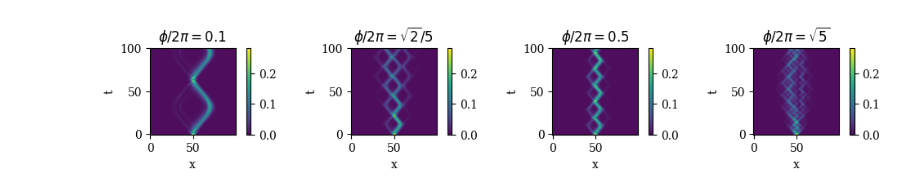
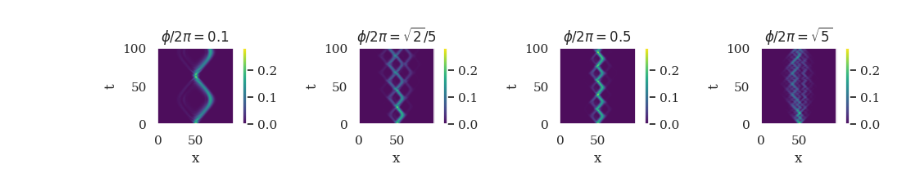
Before and after one commit to JedrekSt/M_thesis, a Jupyter notebook: Results/EM_SimpleWalk.ipynb, the cells around one changed output. Saved outputs shown, nothing was run; the diff lists cells and outputs as text; code cells hidden in the pictures.

Commit message:
EM new plot

```diff
--- a/Results/EM_SimpleWalk.ipynb
+++ b/Results/EM_SimpleWalk.ipynb
@@ -6,36 +6,40 @@ from QuantumWalkModule.EM_OneDimensionQW import *
 import matplotlib.pyplot as plt
 from matplotlib import cm
 import numpy as np
+# %%
+import seaborn as sns
+sns.set(style="darkgrid")
 # %%
 plt.rc('font', family='serif')
 # %%
 steps = 100
 dim = 100
 coin_conf = {
     "th" : np.pi/3
 }
 
 ratios = [0.1,np.sqrt(2)/5,1/3,np.sqrt(5)]
 ratio_titles = [r"$0.1$" , r"$\sqrt{2}/5$" ,r"$0.5$",r"$\sqrt{5}$"]
 
 fig = plt.figure(figsize = (10,2))
 
 for i, ratio in enumerate(ratios):
     field_conf = {
         "name" : "uniform",
         "ratio" : ratio
     }
     model = Electric_QW_1d(dim , coin_conf,field_conf)
     data = model.run(steps,state = "Gaussian",mu = dim // 2,sigma = dim /50,a = 1j,b = -1j)
     ax = fig.add_subplot(1,4,i + 1)
     im = ax.imshow(data, origin = "lower",cmap = "viridis",alpha = 0.95)
     plt.colorbar(im, fraction=0.05, pad=0.09)
+    plt.grid(False)
     ax.set_xlabel("x")
     ax.set_ylabel("t")
     ax.set_title(r"$\phi / 2\pi = $" + ratio_titles[i])
 plt.tight_layout()
 plt.show()
 
 fig.savefig("Images/ElectricWalks1.pdf",format= "pdf",bbox_inches = "tight")
 # %% [output]
-[figure, old version]
+[figure, new version]
```
Also changed, not shown: 1 other file.
